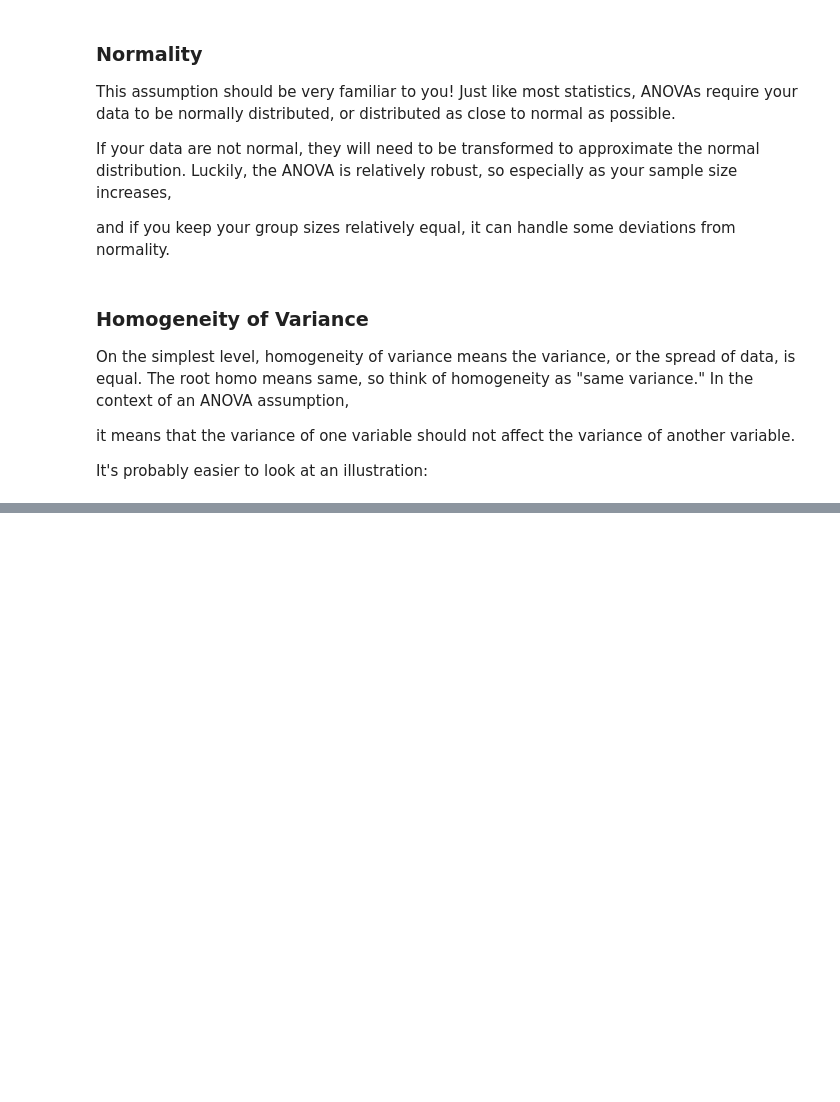
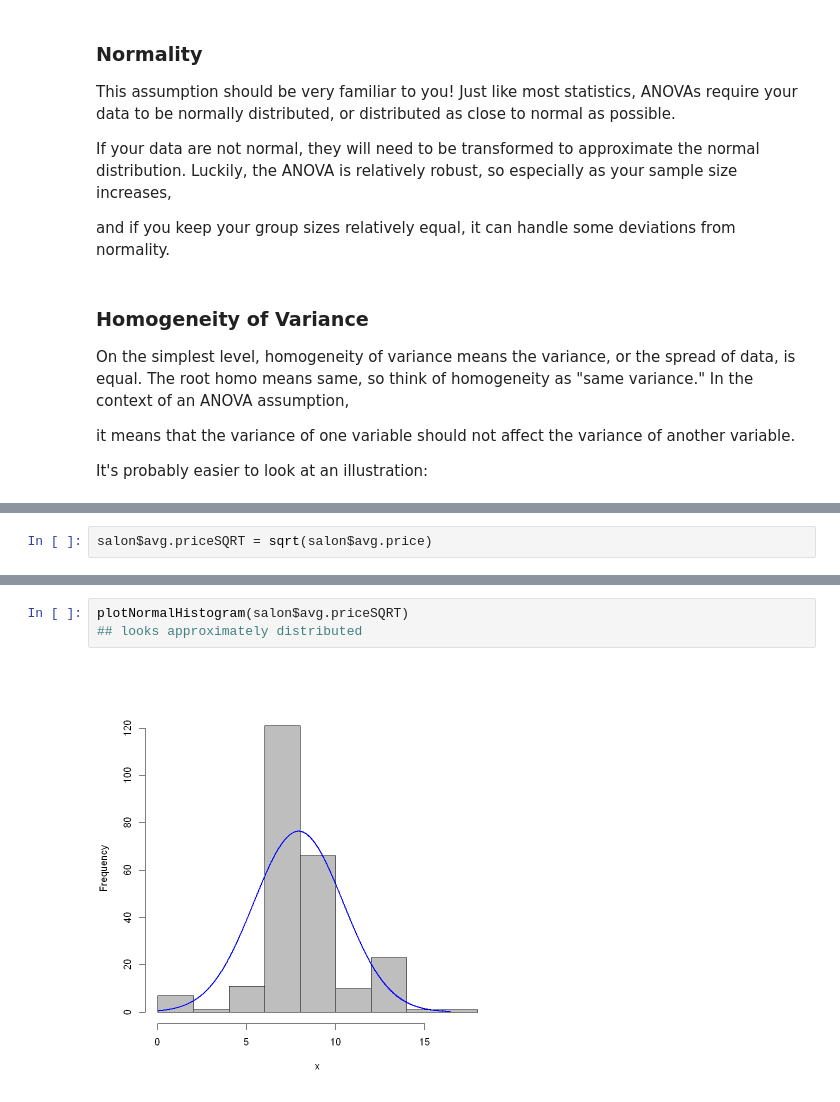
Before and after one commit to nhardemandata/CurriculumPlayground, a Jupyter notebook: notebooks/Intermediate Statistics/DSO105 Intermediate Stats L4 - R.ipynb, the cells around one changed output, grey strips where cells are left out. Cells and saved outputs as stored; diff of their text form; blank space fills up the shorter version.

```diff
--- a/notebooks/Intermediate Statistics/DSO105 Intermediate Stats L4 - R.ipynb
+++ b/notebooks/Intermediate Statistics/DSO105 Intermediate Stats L4 - R.ipynb
@@ -360,0 +395,2 @@ It's probably easier to look at an illustration:
+# %%
+salon$avg.priceSQRT = sqrt(salon$avg.price)
@@ -360,0 +409,5 @@ It's probably easier to look at an illustration:
+# %%
+plotNormalHistogram(salon$avg.priceSQRT)
+## looks approximately distributed
+# %% [output]
+[figure, added]
```
Also changed, not shown: parts of 24 cells of this notebook, 3 other files.
